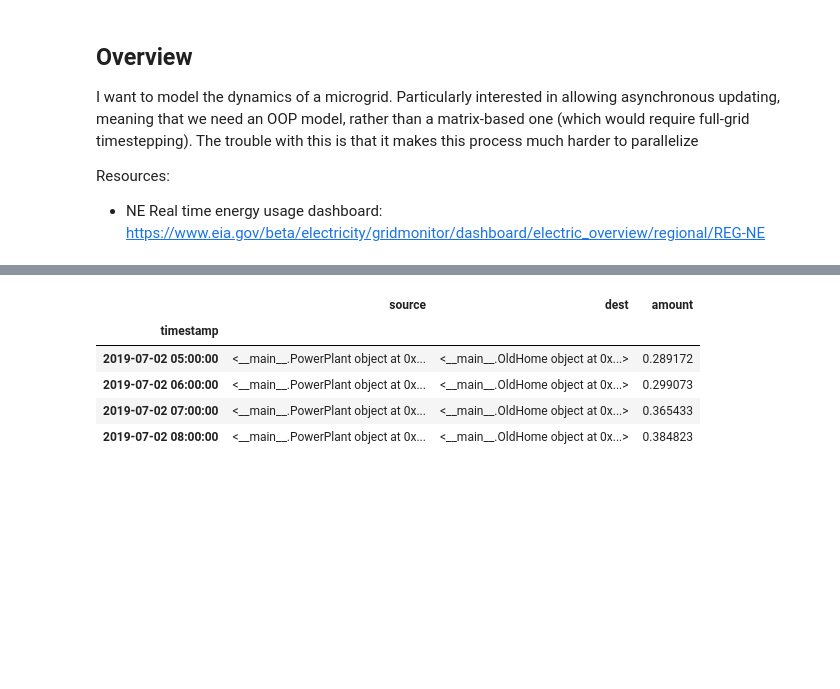
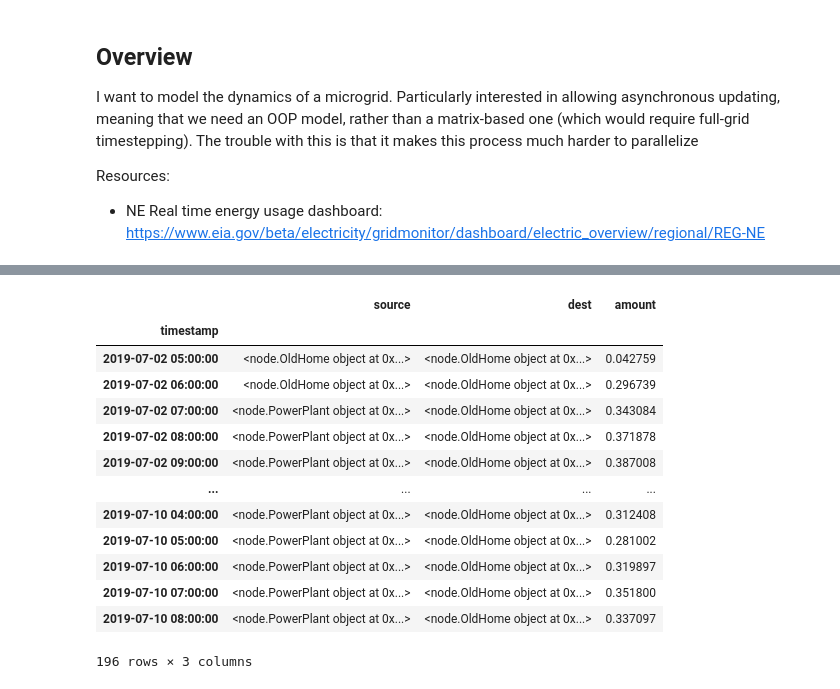
Before and after one commit to Jonasori/microgrid_simulator, a Jupyter notebook: overview.ipynb, the cells around one changed output, grey strips where cells are left out. Cells and saved outputs as stored; diff of their text form; code cells hidden in the pictures; blank space fills up the shorter version.

```diff
--- a/overview.ipynb
+++ b/overview.ipynb
@@ -15,17 +28,33 @@ Resources:
 # %%
-lat, lon, mu = 42.477642, -71.130318, 0.1  # Boston
+# Grab some jittery points in the Boston area
+lat, lon, mu = 42.477642, -71.130318, 0.1
 get_pos = lambda lat, lon, mu: [np.random.normal(lon, mu), np.random.normal(lat, mu)]
 
 generate_randomly = False
 if generate_randomly:
     capacities = np.append(1000, np.zeros(10))
-    nodes = np.array([Node(get_pos(lat, lon, mu), storage_capacity=c) for c in capacities])
+    nodes = np.array([
+        Node(get_pos(lat, lon, mu), storage_capacity=c) for c in capacities
+    ])
 
 else:
-    nodes = np.array([OldHome(get_pos(lat, lon, mu)), OldHome(get_pos(lat, lon, mu)), PowerPlant(get_pos(lat, lon, mu))])
+    nodes = np.array([
+        OldHome(get_pos(lat, lon, mu)),
+        OldHome(get_pos(lat, lon, mu)),
+        OldHome(get_pos(lat, lon, mu)),
+        OldHome(get_pos(lat, lon, mu)),
+        PowerPlant(get_pos(lat, lon, mu)),
+        PowerPlant(get_pos(lat, lon, mu))
+    ])
+
+# We can optionally provide a resistance matrix, telling what the electrical
+# cost is for directional transmission between nodes.
+resistance_matrix = np.zeros((len(nodes), len(nodes)))
+np.fill_diagonal(resistance_matrix, 1)
+
 
 grid = EnergyGrid(nodes)
-grid.make_neighbors()
+grid.make_neighbors(resistance_matrix=resistance_matrix)
 
 # MVP Demo
 grid.nodes[0].step(new_demand=10, new_supply=0)
@@ -33,12 +62,20 @@ grid.nodes[1].step(new_demand=10, new_supply=0)
 # %%
 grid.run_simulation()
 # %%
-grid.nodes[0].get_transaction_logs(t_end=pd.to_datetime("2019-07-02 08:00:00"))
+grid.nodes[0].get_transaction_logs(t_end=pd.to_datetime("2019-07-10 08:00:00"))
 # %% [output]
 |  | source | dest | amount |
 | timestamp |  |  |  |
-| 2019-07-02 05:00:00 | <__main__.PowerPlant object at 0x... | <__main__.OldHome object at 0x...> | 0.289172 |
-| 2019-07-02 06:00:00 | <__main__.PowerPlant object at 0x... | <__main__.OldHome object at 0x...> | 0.299073 |
-| 2019-07-02 07:00:00 | <__main__.PowerPlant object at 0x... | <__main__.OldHome object at 0x...> | 0.365433 |
-| 2019-07-02 08:00:00 | <__main__.PowerPlant object at 0x... | <__main__.OldHome object at 0x...> | 0.384823 |
+| 2019-07-02 05:00:00 | <node.OldHome object at 0x...> | <node.OldHome object at 0x...> | 0.042759 |
+| 2019-07-02 06:00:00 | <node.OldHome object at 0x...> | <node.OldHome object at 0x...> | 0.296739 |
+| 2019-07-02 07:00:00 | <node.PowerPlant object at 0x...> | <node.OldHome object at 0x...> | 0.343084 |
+| 2019-07-02 08:00:00 | <node.PowerPlant object at 0x...> | <node.OldHome object at 0x...> | 0.371878 |
+| 2019-07-02 09:00:00 | <node.PowerPlant object at 0x...> | <node.OldHome object at 0x...> | 0.387008 |
+| ... | ... | ... | ... |
+| 2019-07-10 04:00:00 | <node.PowerPlant object at 0x...> | <node.OldHome object at 0x...> | 0.312408 |
+| 2019-07-10 05:00:00 | <node.PowerPlant object at 0x...> | <node.OldHome object at 0x...> | 0.281002 |
+| 2019-07-10 06:00:00 | <node.PowerPlant object at 0x...> | <node.OldHome object at 0x...> | 0.319897 |
+| 2019-07-10 07:00:00 | <node.PowerPlant object at 0x...> | <node.OldHome object at 0x...> | 0.351800 |
+| 2019-07-10 08:00:00 | <node.PowerPlant object at 0x...> | <node.OldHome object at 0x...> | 0.337097 |
+196 rows × 3 columns
 # %%
```
Also changed, not shown: parts of 4 cells of this notebook, 3 other files.
